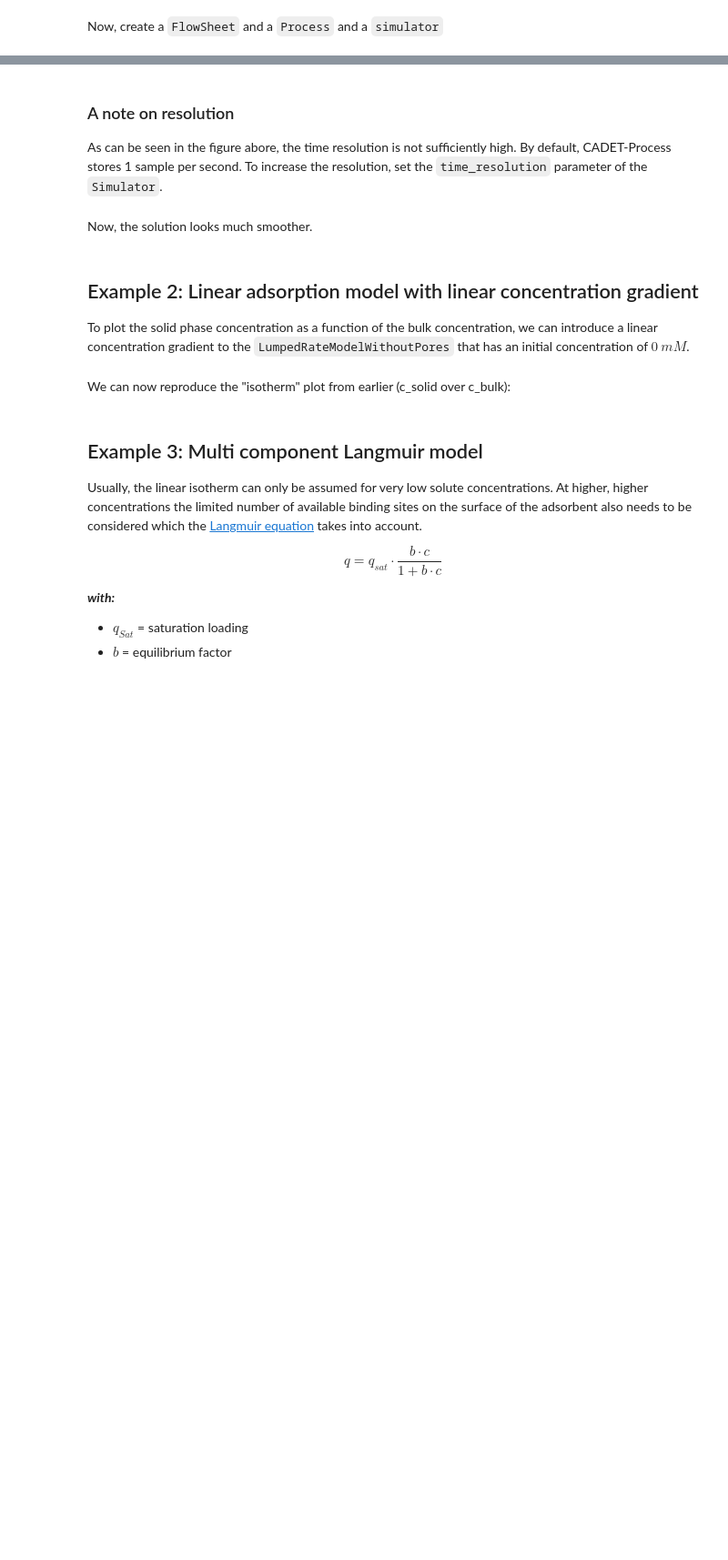
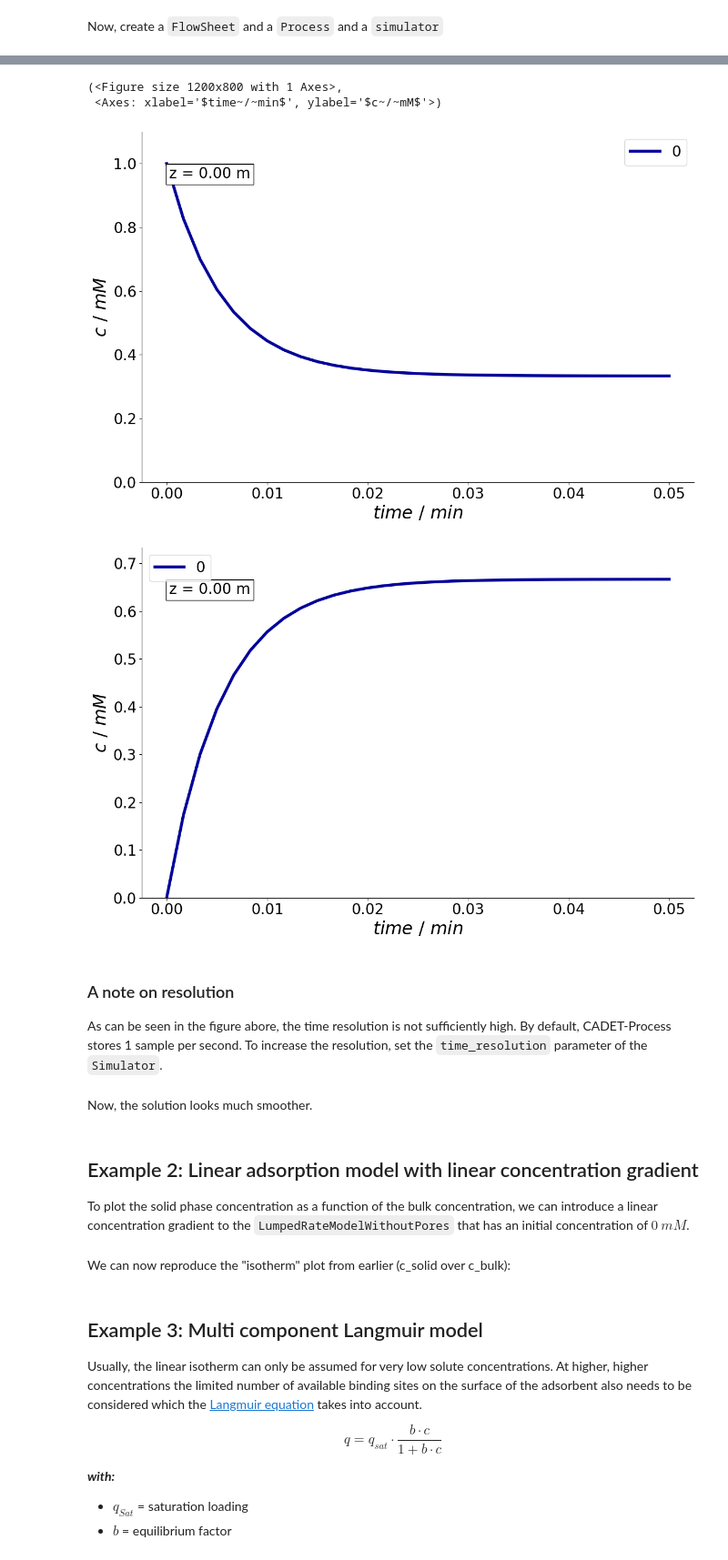
Before and after one commit to cadet/CADET-Workshop, a Jupyter notebook: 02 CADET Fundamentals/02.2 adsorption/02.2.1_adsorption.ipynb, the cells around one changed output, grey strips where cells are left out. Shown at 91% size. Saved outputs shown, nothing was run; the diff lists cells and outputs as text; code cells hidden in the pictures; blank space fills up the shorter version.

```diff
--- a/02 CADET Fundamentals/02.2 adsorption/02.2.1_adsorption.ipynb
+++ b/02 CADET Fundamentals/02.2 adsorption/02.2.1_adsorption.ipynb
@@ -74,2 +91,27 @@ down those concentrations.
+# %%
+column.c = 1
+# %%
+column.solution_recorder.write_solution_bulk = True
+column.solution_recorder.write_solution_solid = True
 # %% [markdown]
 Now, create a `FlowSheet` and a `Process` and a `simulator`
+# %%
+column.solution_recorder.write_solution_bulk = True
+column.solution_recorder.write_solution_solid = True
+
+from CADETProcess.processModel import FlowSheet, Process
+from CADETProcess.simulator import Cadet
+
+flow_sheet = FlowSheet(component_system, "flow_sheet")
+flow_sheet.add_unit(column)
+flow_sheet.add_unit(inlet)
+flow_sheet.add_unit(outlet)
+flow_sheet.add_connection(inlet, column)
+flow_sheet.add_connection(column, outlet)
+
+process = Process(flow_sheet, "process")
+process.cycle_time = 3
+# %%
+simulator = Cadet()
+simulator.time_resolution = 0.1
+simulation_results = simulator.simulate(process)
@@ -76,3 +129,11 @@ Now, create a `FlowSheet` and a `Process` and a `simulator`
+# %%
+simulation_results.solution.column.bulk.plot_at_position(0.001)
+simulation_results.solution.column.solid.plot_at_position(0.001)
+# %% [output]
+(<Figure size 1200x800 with 1 Axes>,
+ <Axes: xlabel='$time~/~min$', ylabel='$c~/~mM$'>)
+[figure, added]
+[figure, added]
 # %% [markdown]
 ### A note on resolution
 
```
Also changed, not shown: parts of 13 cells of this notebook, 10 other files.
